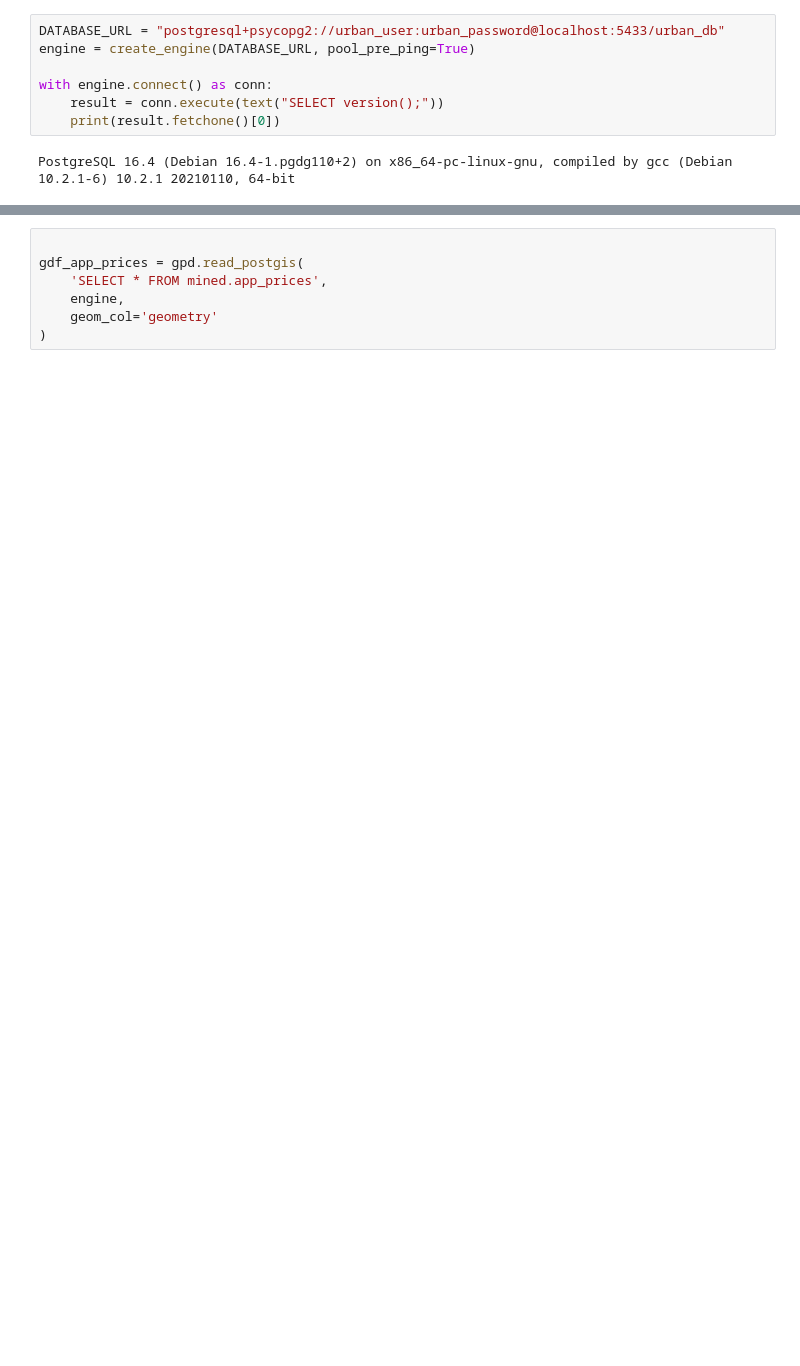
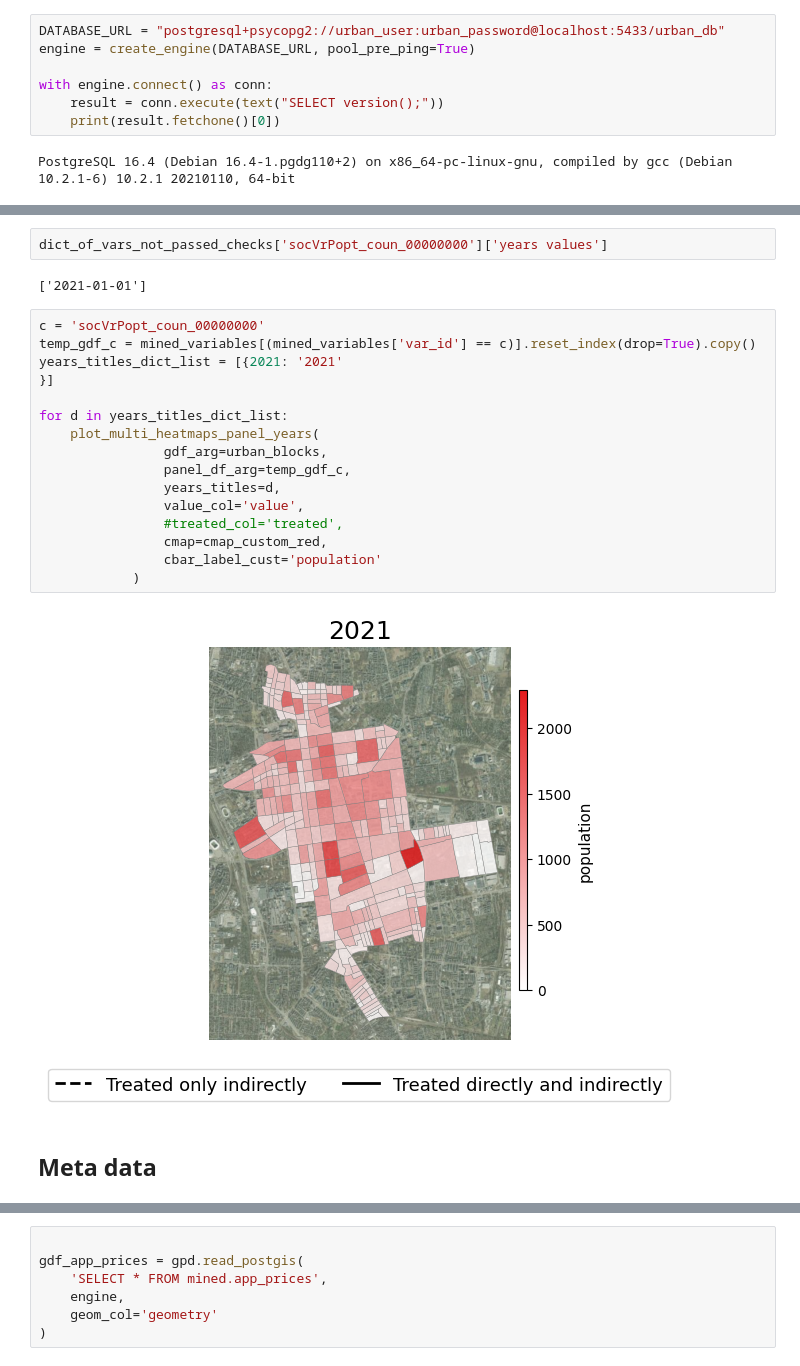
Before and after one commit to Andrew10MAIN/urban_regeneration_platform, a Jupyter notebook: experiments/notebooks/test_db_connection.ipynb, the cells around one changed output, grey strips where cells are left out. Cells and saved outputs as stored; diff of their text form; blank space fills up the shorter version.

Commit message:
Checking initially created database with etls

```diff
--- a/experiments/notebooks/test_db_connection.ipynb
+++ b/experiments/notebooks/test_db_connection.ipynb
@@ -150,0 +545,24 @@ dfmeta
+# %%
+dict_of_vars_not_passed_checks['socVrPopt_coun_00000000']['years values']
+# %% [output]
+['2021-01-01']
+# %%
+c = 'socVrPopt_coun_00000000'
+temp_gdf_c = mined_variables[(mined_variables['var_id'] == c)].reset_index(drop=True).copy()
+years_titles_dict_list = [{2021: '2021'
+}]
+
+for d in years_titles_dict_list:
+    plot_multi_heatmaps_panel_years(
+                gdf_arg=urban_blocks,
+                panel_df_arg=temp_gdf_c,
+                years_titles=d,
+                value_col='value',
+                #treated_col='treated',
+                cmap=cmap_custom_red,
+                cbar_label_cust='population'
+            )
+# %% [output]
+[figure, added]
+# %% [markdown]
+## Meta data
```
Also changed, not shown: parts of 64 cells of this notebook, 9 other files.
